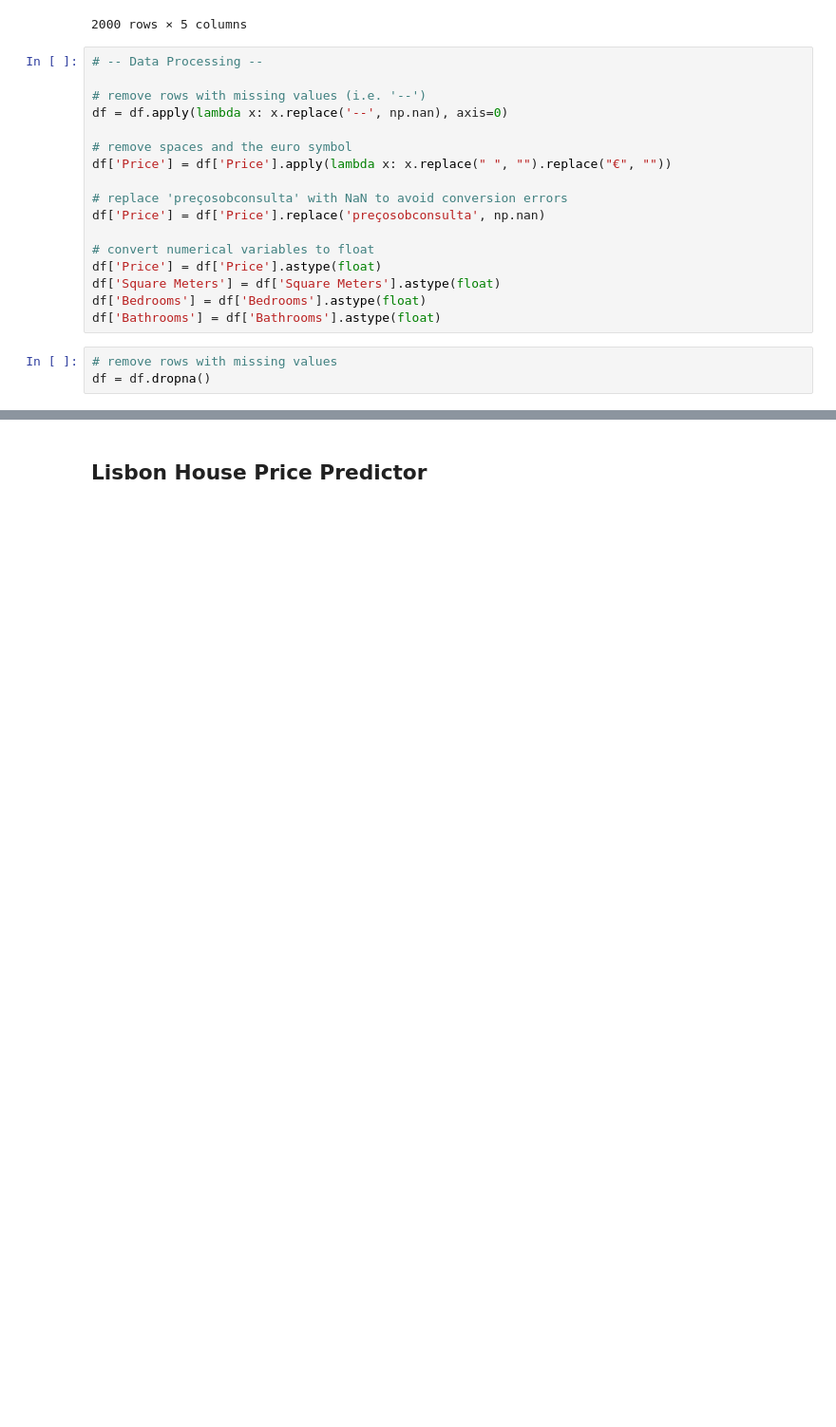
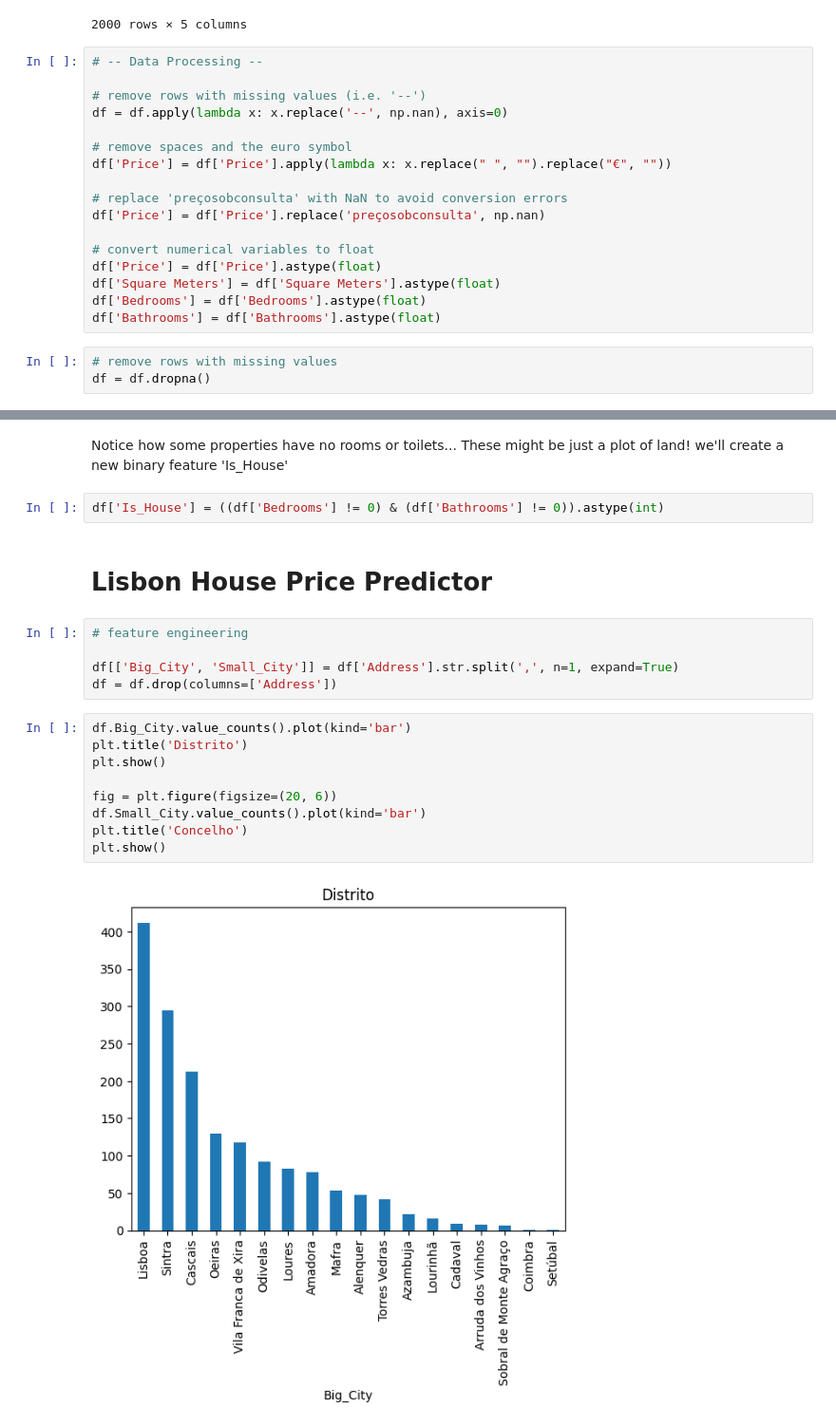
Before and after one commit to AthomsG/Lisbon_Housing_Pricing, a Jupyter notebook: PoC.ipynb, the cells around one changed output, grey strips where cells are left out. Shown: that part at 95% size. Drawn from its saved outputs; the diff is of its cells as text; blank space fills up the shorter version.

```diff
--- a/PoC.ipynb
+++ b/PoC.ipynb
@@ -194,2 +213,22 @@ Name: Bedrooms, dtype: float64
+# %% [markdown]
+Notice how some properties have no rooms or toilets... These might be just a plot of land! we'll create a new binary feature 'Is_House'
+# %%
+df['Is_House'] = ((df['Bedrooms'] != 0) & (df['Bathrooms'] != 0)).astype(int)
 # %% [markdown]
-## Lisbon House Price Predictor
+# Lisbon House Price Predictor
+# %%
+# feature engineering
+
+df[['Big_City', 'Small_City']] = df['Address'].str.split(',', n=1, expand=True)
+df = df.drop(columns=['Address'])
+# %%
+df.Big_City.value_counts().plot(kind='bar')
+plt.title('Distrito')
+plt.show()
+
+fig = plt.figure(figsize=(20, 6))
+df.Small_City.value_counts().plot(kind='bar')
+plt.title('Concelho')
+plt.show()
+# %% [output]
+[figure, added]
```
Also changed, not shown: parts of 23 cells of this notebook.
